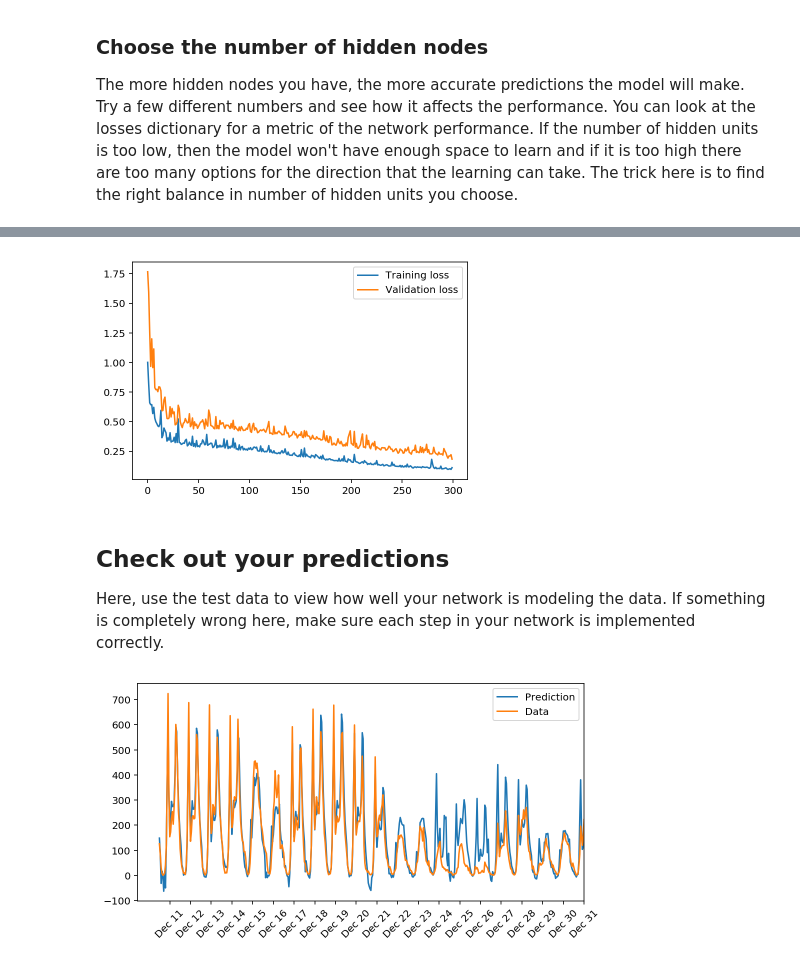
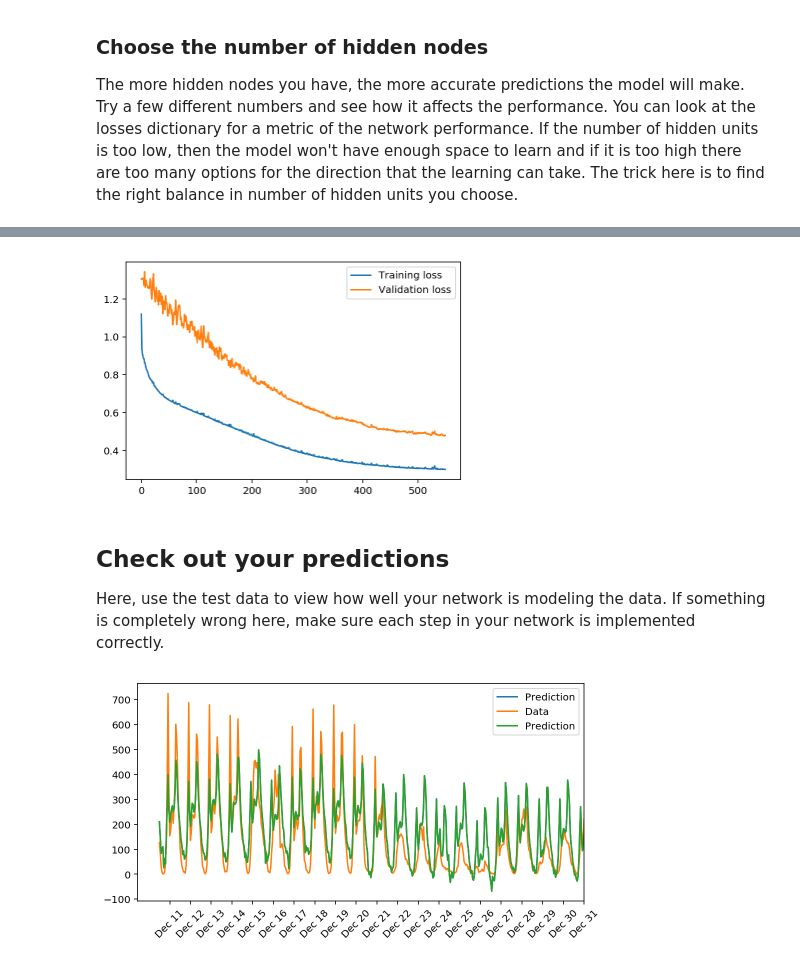
Before and after one commit to gfphoenix/first-neural-network, a Jupyter notebook: Your_first_neural_network.ipynb, the cells around one changed output, grey strips where cells are left out. Drawn from its saved outputs; the diff is of its cells as text; code cells hidden in the pictures.

```diff
--- a/Your_first_neural_network.ipynb
+++ b/Your_first_neural_network.ipynb
@@ -152,8 +152,8 @@ class NeuralNetwork(object):
 
         '''
         n_records = features.shape[0]
-        #delta_weights_i_h = np.zeros(self.weights_input_to_hidden.shape)
-        #delta_weights_h_o = np.zeros(self.weights_hidden_to_output.shape)
+        delta_weights_i_h = np.zeros(self.weights_input_to_hidden.shape)
+        delta_weights_h_o = np.zeros(self.weights_hidden_to_output.shape)
         for X, y in zip(features, targets):
             #### Implement the forward pass here ####
             ### Forward pass ###
@@ -179,13 +179,23 @@ class NeuralNetwork(object):
             hidden_error_term = hidden_outputs*(1.0-hidden_outputs) * hidden_error
 
             # Weight step (input to hidden)
-            delta_weights_i_h = X[:,None] * hidden_error_term
+            delta_weights_i_h += X[:,None] * hidden_error_term
             # Weight step (hidden to output)
-            delta_weights_h_o = hidden_outputs[:,None] * output_error_term
+            delta_weights_h_o += hidden_outputs[:,None] * output_error_term
 
-            # TODO: Update the weights - Replace these values with your calculations.
-            self.weights_hidden_to_output += self.lr * delta_weights_h_o # update hidden-to-output weights with gradient descent step
-            self.weights_input_to_hidden += self.lr * delta_weights_i_h # update input-to-hidden weights with gradient descent step
+            ## *** when I update weights in this manner, the training loss is lower than the ways batch
+            ## gradient descent uses, and the prediction is more accurate.
+            ## I don't know why. I have tried many combinations of the hyper parameters(in batch gradient descent way below)
+            ## *************
+            #self.weights_hidden_to_output += self.lr * hidden_outputs[:,None] * output_error_term
+            #self.weights_input_to_hidden += self.lr * X[:,None] * hidden_error_term
+
+        # TODO: Update the weights - Replace these values with your calculations.
+        # I think the method of updating weights below is correct, but the prediction is bad
+        # (the prediction of the extreme value is not as goods as the updating method above)
+        # :-(
+        self.weights_hidden_to_output += self.lr * delta_weights_h_o / n_records # update hidden-to-output weights with gradient descent step
+        self.weights_input_to_hidden += self.lr * delta_weights_i_h / n_records # update input-to-hidden weights with gradient descent step
 
     def run(self, features):
         ''' Run a forward pass through the network with input features
@@ -297,9 +307,9 @@ The more hidden nodes you have, the more accurate predictions the model will mak
 import sys
 
 ### Set the hyperparameters here ###
-iterations = 300
-learning_rate = 0.05
-hidden_nodes = 13
+iterations = 550
+learning_rate = 0.2
+hidden_nodes = 12
 output_nodes = 1
 
 N_i = train_features.shape[1]
@@ -331,7 +341,7 @@ plt.plot(losses['validation'], label='Validation loss')
 plt.legend()
 _ = plt.ylim()
 # %% [output]
-[figure, old version]
+[figure, new version]
 # %% [markdown]
 ## Check out your predictions
 
@@ -339,19 +349,20 @@ Here, use the test data to view how well your network is modeling the data. If s
 # %%
 fig, ax = plt.subplots(figsize=(8,4))
 
 mean, std = scaled_features['cnt']
 predictions = network.run(test_features).T*std + mean
 ax.plot(predictions[0], label='Prediction')
 ax.plot((test_targets['cnt']*std + mean).values, label='Data')
+ax.plot(predictions[0], label='Prediction')
 ax.set_xlim(right=len(predictions))
 ax.legend()
 
 dates = pd.to_datetime(rides.ix[test_data.index]['dteday'])
 dates = dates.apply(lambda d: d.strftime('%b %d'))
 ax.set_xticks(np.arange(len(dates))[12::24])
 _ = ax.set_xticklabels(dates[12::24], rotation=45)
 # %% [output]
-[figure, old version]
+[figure, new version]
 # %% [markdown]
 ## OPTIONAL: Thinking about your results(this question will not be evaluated in the rubric).
 
```
Also changed, not shown: parts of 3 cells of this notebook, 2 other files.
